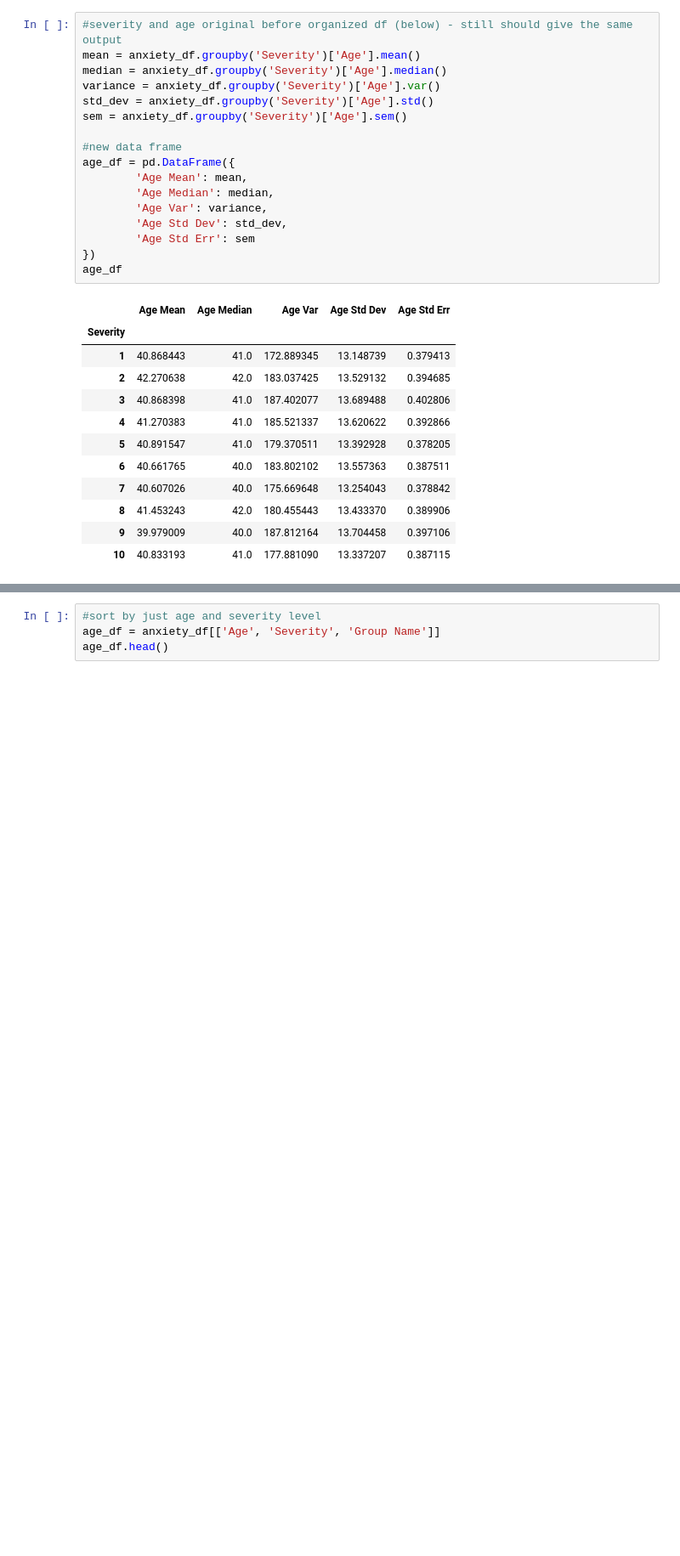
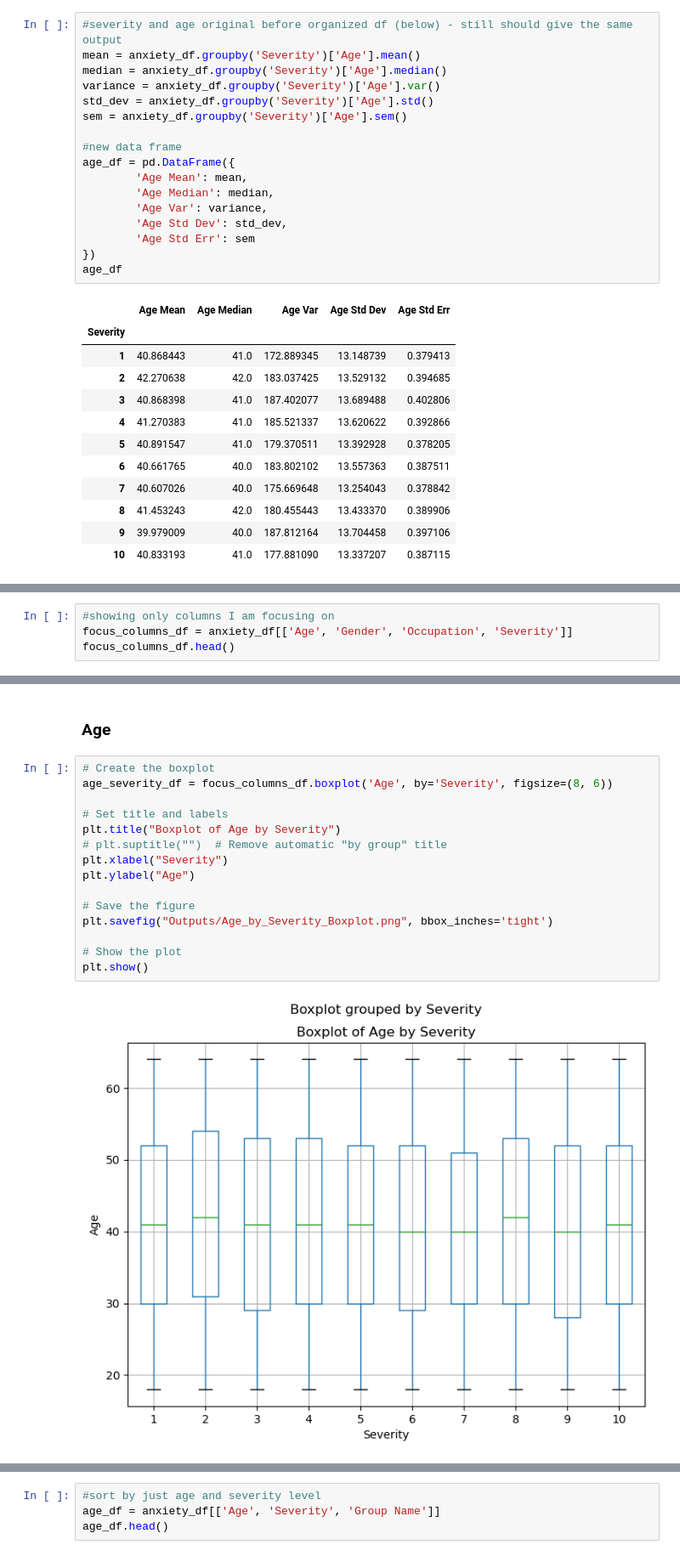
Before and after one commit to mopfun/2025-Project1-Group4, a Jupyter notebook: main.ipynb, the cells around one changed output, grey strips where cells are left out. Shown: that part at 85% size. Saved outputs shown, nothing was run; the diff lists cells and outputs as text; blank space fills up the shorter version.

```diff
--- a/main.ipynb
+++ b/main.ipynb
@@ -194,0 +197,4 @@ age_df
+# %%
+#showing only columns I am focusing on
+focus_columns_df = anxiety_df[['Age', 'Gender', 'Occupation', 'Severity']]
+focus_columns_df.head()
@@ -194,0 +208,19 @@ age_df
+# %% [markdown]
+### Age
+# %%
+# Create the boxplot
+age_severity_df = focus_columns_df.boxplot('Age', by='Severity', figsize=(8, 6))
+
+# Set title and labels
+plt.title("Boxplot of Age by Severity")
+# plt.suptitle("")  # Remove automatic "by group" title
+plt.xlabel("Severity")
+plt.ylabel("Age")
+
+# Save the figure
+plt.savefig("Outputs/Age_by_Severity_Boxplot.png", bbox_inches='tight')
+
+# Show the plot
+plt.show()
+# %% [output]
+[figure, added]
```
Also changed, not shown: parts of 20 cells of this notebook, 3 other files.
